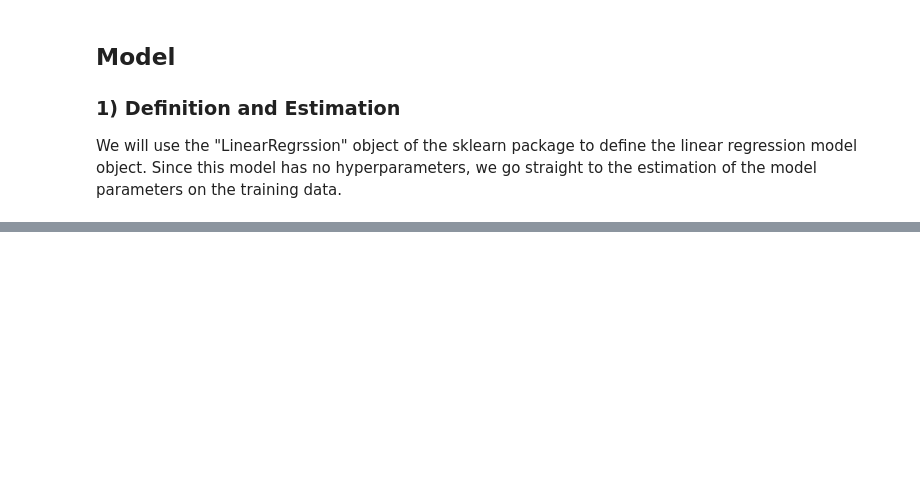
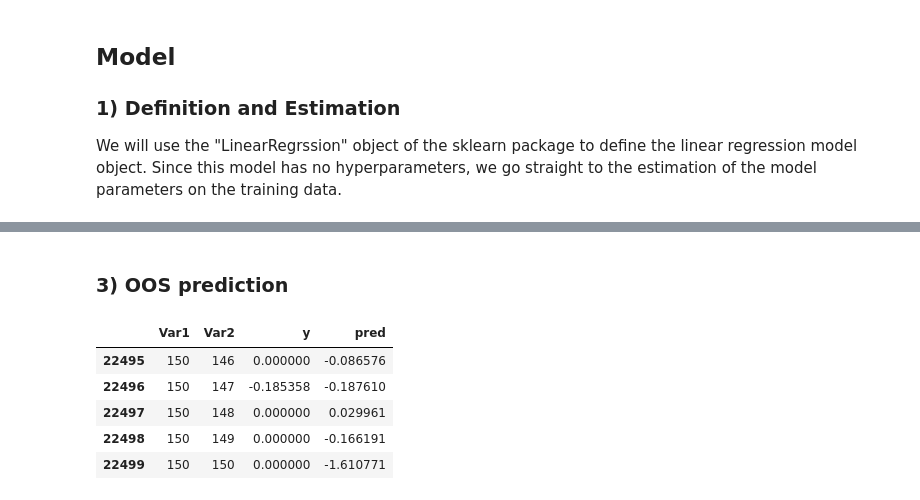
Before and after one commit to dcuoliveira/NN-VAR-Cov-Pred, a Jupyter notebook: src/debugs/debug_ffnn.ipynb, the cells around one changed output, grey strips where cells are left out. Cells and saved outputs as stored; diff of their text form; code cells hidden in the pictures; blank space fills up the shorter version.

```diff
--- a/src/debugs/debug_ffnn.ipynb
+++ b/src/debugs/debug_ffnn.ipynb
@@ -188,0 +239,2 @@ opt_model_search.best_params_
+# %% [markdown]
+### 3) OOS prediction
@@ -188,0 +250,9 @@ opt_model_search.best_params_
+# %%
+output.tail()
+# %% [output]
+|  | Var1 | Var2 | y | pred |
+| 22495 | 150 | 146 | 0.000000 | -0.086576 |
+| 22496 | 150 | 147 | -0.185358 | -0.187610 |
+| 22497 | 150 | 148 | 0.000000 | 0.029961 |
+| 22498 | 150 | 149 | 0.000000 | -0.166191 |
+| 22499 | 150 | 150 | 0.000000 | -1.610771 |
```
Also changed, not shown: parts of 29 cells of this notebook, 1 other file.
